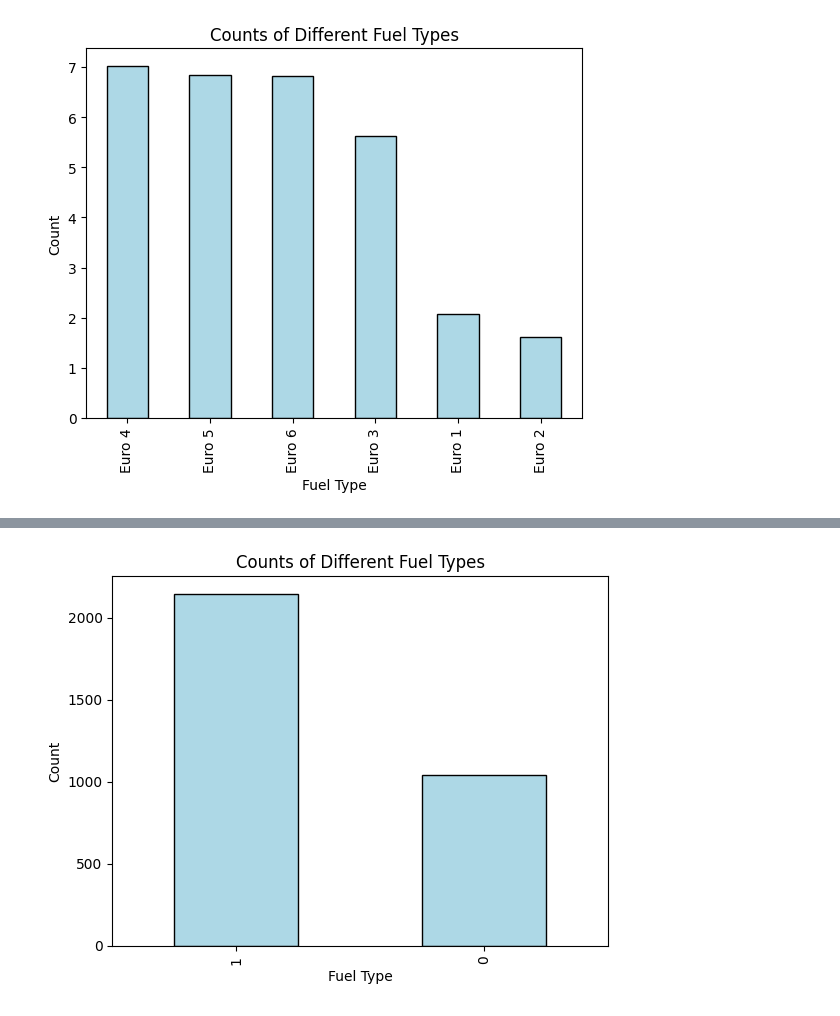
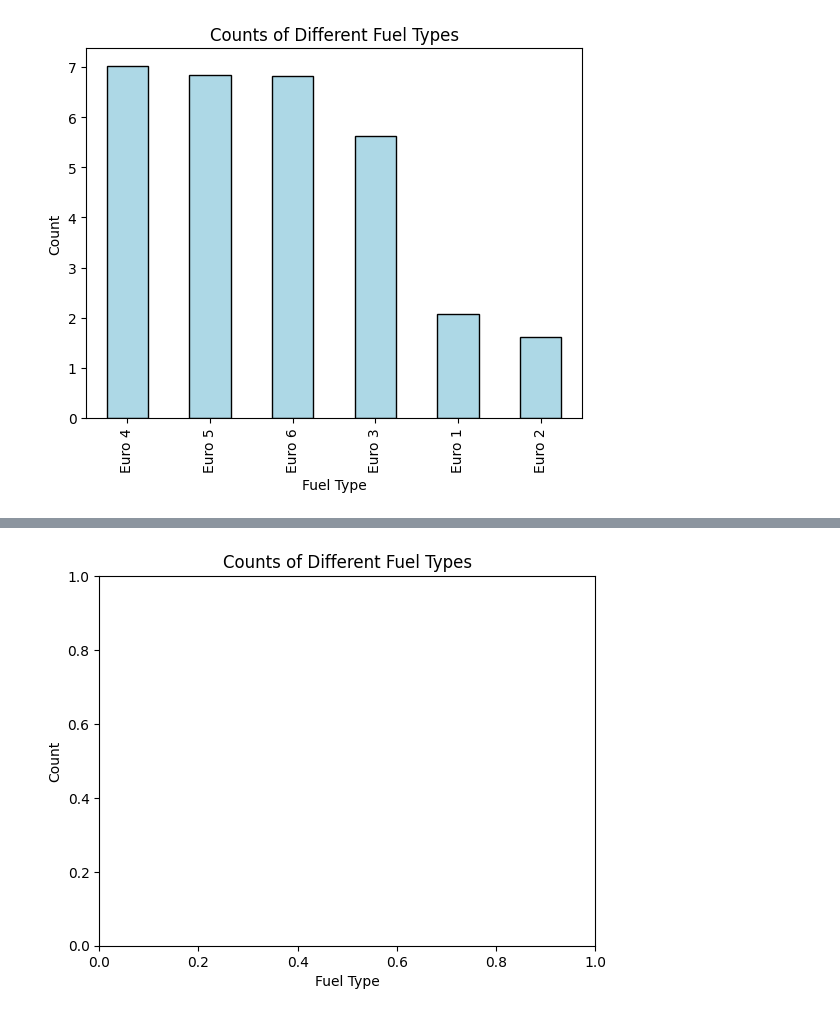
Before and after one commit to boskokul/CarPricePredictor, a Jupyter notebook: SIAP_ciscenje.ipynb, the cells around one changed output, grey strips where cells are left out. Drawn from its saved outputs; the diff is of its cells as text; code cells hidden in the pictures.

```diff
--- a/SIAP_ciscenje.ipynb
+++ b/SIAP_ciscenje.ipynb
@@ -430,20 +404,20 @@ Manuelna klima      1044
 Nema klimu            58
 Name: count, dtype: int64
 # %%
-df = df[df['Klima'] != "Nema klimu"] #TODO: provjeriti da li izbaciti ovo
-#one hot encoding
-#df = pd.get_dummies(df, columns=['Klima'], drop_first=True)
-df['Klima'].value_counts()
-# one hot encoding
-df['Automatska_Klima'] = (df['Klima'] == 'Automatska klima').astype(int)
-df = df.drop('Klima', axis = 1)
-df['Automatska_Klima'].value_counts().plot(kind='bar', color='lightblue', edgecolor='black') #da logaritmujemo count kad imamo nesrazmijerne grafike
+# df = df[df['Klima'] != "Nema klimu"] #TODO: provjeriti da li izbaciti ovo
+# #one hot encoding
+# #df = pd.get_dummies(df, columns=['Klima'], drop_first=True)
+# df['Klima'].value_counts()
+# # one hot encoding
+# df['Automatska_Klima'] = (df['Klima'] == 'Automatska klima').astype(int)
+# df = df.drop('Klima', axis = 1)
+# df['Automatska_Klima'].value_counts().plot(kind='bar', color='lightblue', edgecolor='black')
 plt.title('Counts of Different Fuel Types')
 plt.xlabel('Fuel Type')
 plt.ylabel('Count')
 plt.show()
 # %% [output]
-[figure, old version]
+[figure, new version]
 # %%
 # jako nebalansirano, ostecenje utice na cenu, izbacicemo ostecena auta!
 df['Oštećenje'].value_counts()
```
Also changed, not shown: parts of 25 cells of this notebook, 1 other file.
